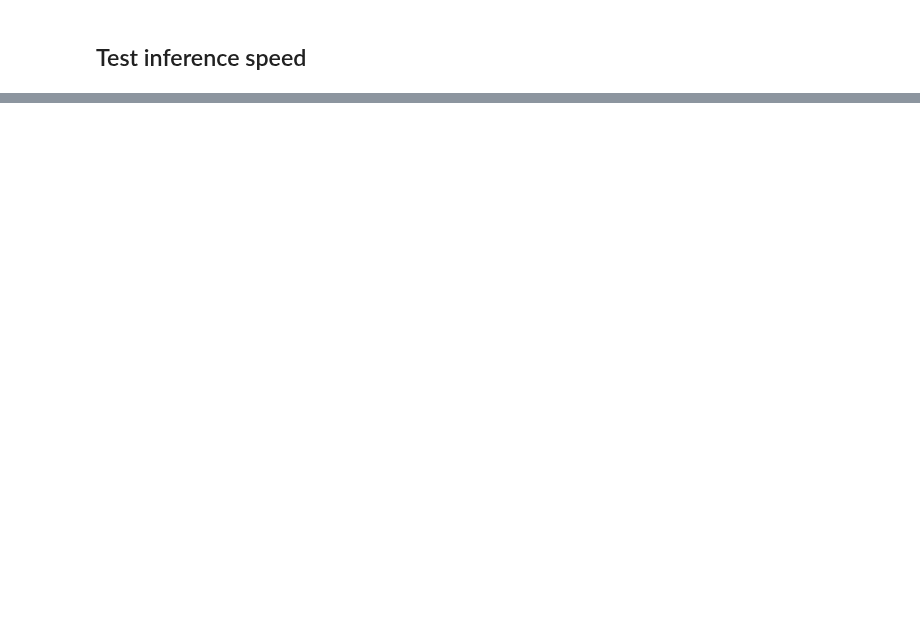
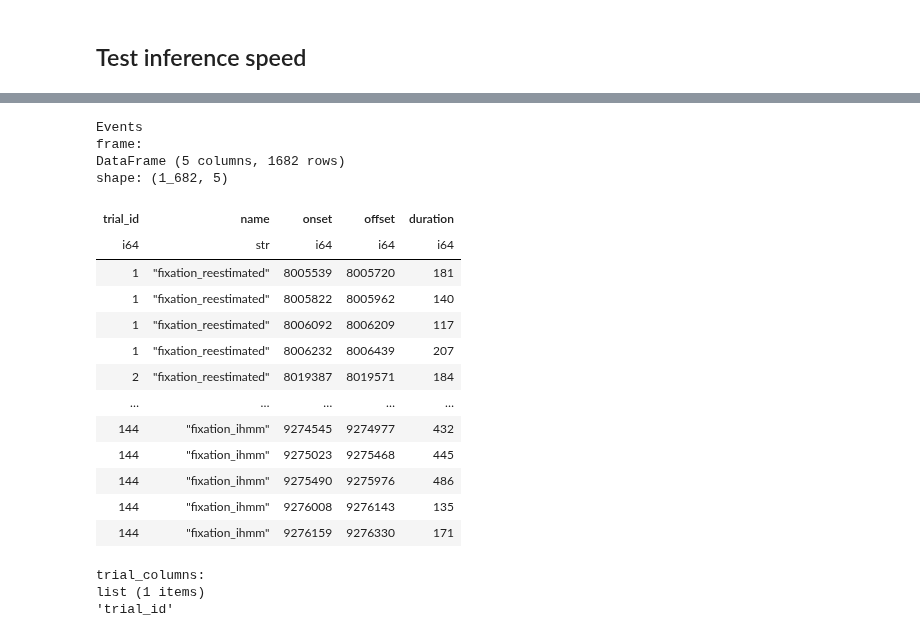
Before and after one commit to pymovements/pymovements, a Jupyter notebook: testsIHMM/ihmmDemonstration.ipynb, the cells around one changed output, grey strips where cells are left out. Cells and saved outputs as stored; diff of their text form; code cells hidden in the pictures; blank space fills up the shorter version.

```diff
--- a/testsIHMM/ihmmDemonstration.ipynb
+++ b/testsIHMM/ihmmDemonstration.ipynb
@@ -236,10 +452,10 @@ gaze.events
 # %% [markdown]
 ## Test inference speed
 # %%
-dict = {}
+
 start = time.perf_counter()
 
-gaze.detect("ihmm", hmm_parameters_dict=dict, name="fixation_ihmm")
+gaze.detect("ihmm", name="fixation_ihmm")
 
 elapsed = time.perf_counter() - start
 
@@ -248,3 +464,4 @@ print(f"ihmm reestimation took {elapsed}")
 
 
 gaze.events
+# %% [output]
@@ -250,0 +469,20 @@ gaze.events
+Events
+frame:
+DataFrame (5 columns, 1682 rows)
+shape: (1_682, 5)
+| trial_id | name | onset | offset | duration |
+| i64 | str | i64 | i64 | i64 |
+| 1 | "fixation_reestimated" | 8005539 | 8005720 | 181 |
+| 1 | "fixation_reestimated" | 8005822 | 8005962 | 140 |
+| 1 | "fixation_reestimated" | 8006092 | 8006209 | 117 |
+| 1 | "fixation_reestimated" | 8006232 | 8006439 | 207 |
+| 2 | "fixation_reestimated" | 8019387 | 8019571 | 184 |
+| … | … | … | … | … |
+| 144 | "fixation_ihmm" | 9274545 | 9274977 | 432 |
+| 144 | "fixation_ihmm" | 9275023 | 9275468 | 445 |
+| 144 | "fixation_ihmm" | 9275490 | 9275976 | 486 |
+| 144 | "fixation_ihmm" | 9276008 | 9276143 | 135 |
+| 144 | "fixation_ihmm" | 9276159 | 9276330 | 171 |
+trial_columns:
+list (1 items)
+'trial_id'
```
Also changed, not shown: parts of 13 cells of this notebook.
